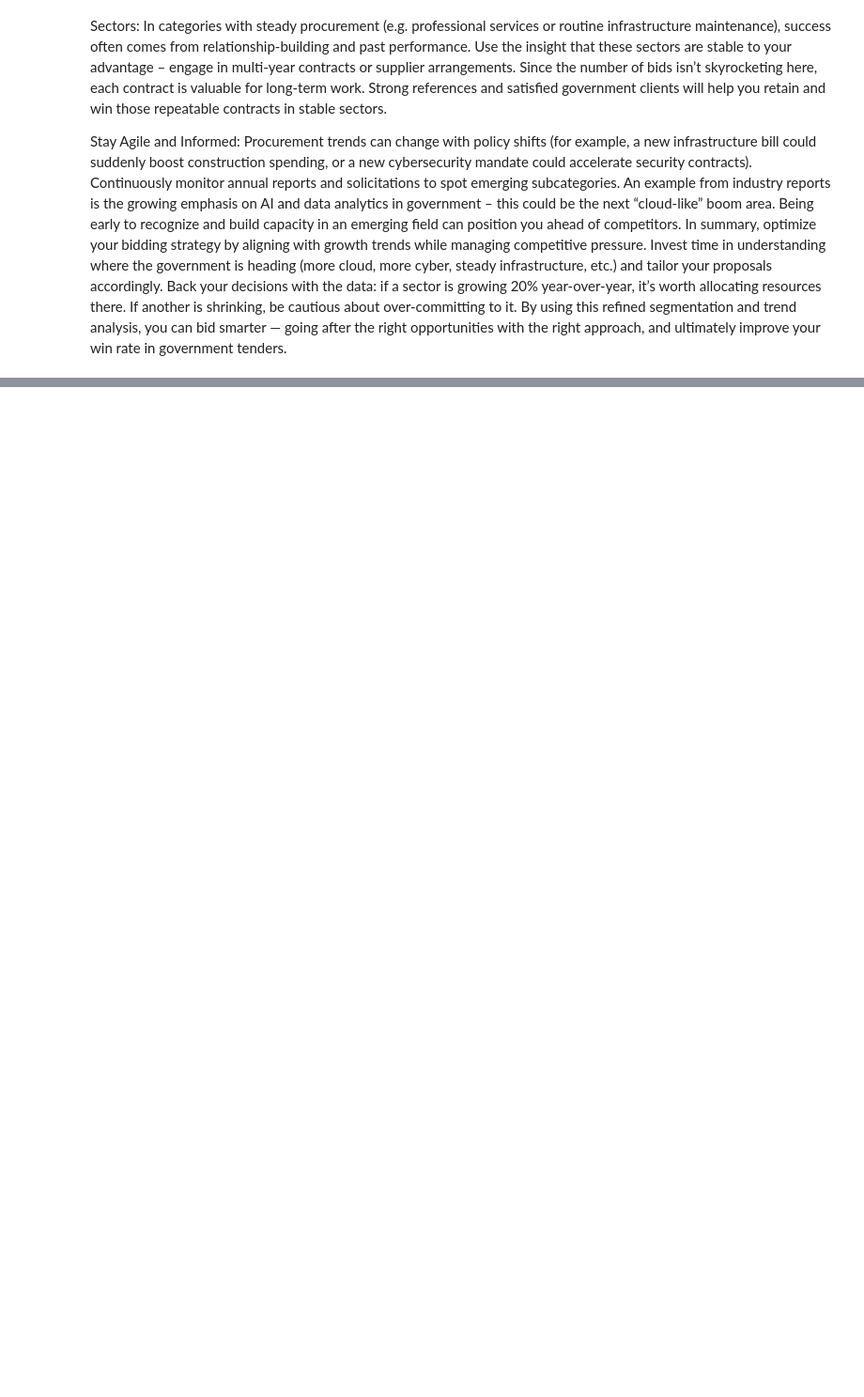
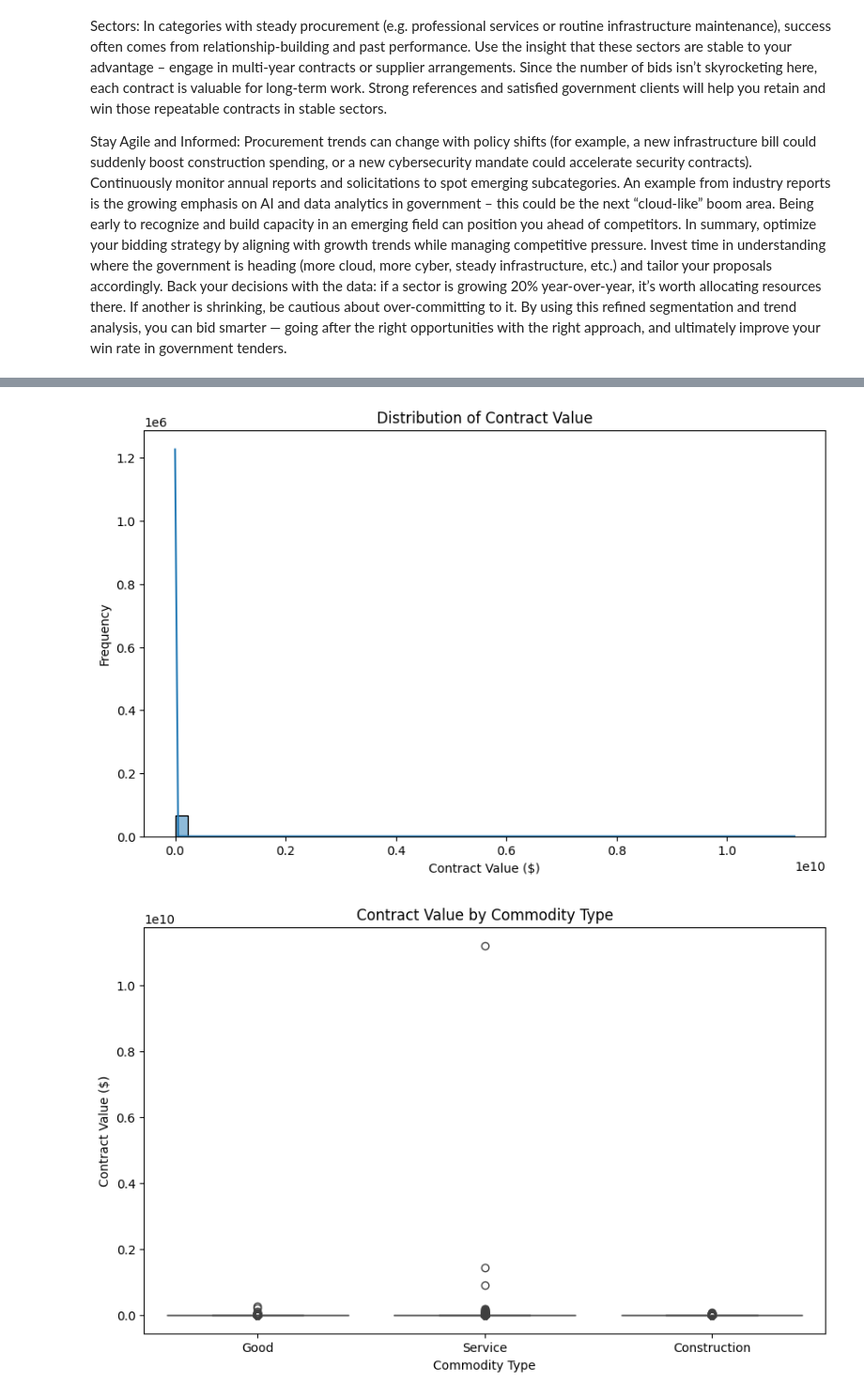
Before and after one commit to pvlefang/TDP-BM-Tender-Discovery-Platform---Benchmarking-, a Jupyter notebook: Copy_of_Government_Tender_Bids_Analysis.ipynb, the cells around one changed output, grey strips where cells are left out. Shown: that part at 94% size. Saved outputs shown, nothing was run; the diff lists cells and outputs as text; code cells hidden in the pictures; blank space fills up the shorter version.

```diff
--- a/Copy_of_Government_Tender_Bids_Analysis.ipynb
+++ b/Copy_of_Government_Tender_Bids_Analysis.ipynb
@@ -439,0 +586,35 @@ In summary, optimize your bidding strategy by aligning with growth trends while
+# %%
+# %% [markdown]
+# ## 2. Exploratory Data Analysis (EDA)
+
+# %% [code]
+# Distribution of contract_value
+plt.figure(figsize=(10, 6))
+sns.histplot(df['contract_value'], bins=50, kde=True)
+plt.title("Distribution of Contract Value")
+plt.xlabel("Contract Value ($)")
+plt.ylabel("Frequency")
+plt.show()
+
+# %% [code]
+# Boxplot by commodity type (if available)
+if 'commodity_type_en' in df.columns:
+    plt.figure(figsize=(10, 6))
+    sns.boxplot(x='commodity_type_en', y='contract_value', data=df)
+    plt.title("Contract Value by Commodity Type")
+    plt.xlabel("Commodity Type")
+    plt.ylabel("Contract Value ($)")
+    plt.show()
+
+# %% [code]
+# Relationship between number_of_bids and contract_value (if available)
+if 'number_of_bids' in df.columns:
+    plt.figure(figsize=(10, 6))
+    sns.boxplot(x='number_of_bids', y='contract_value', data=df)
+    plt.title("Contract Value vs Number of Bids")
+    plt.xlabel("Number of Bids")
+    plt.ylabel("Contract Value ($)")
+    plt.show()
+# %% [output]
+[figure, added]
+[figure, added]
```
Also changed, not shown: parts of 13 cells of this notebook.
